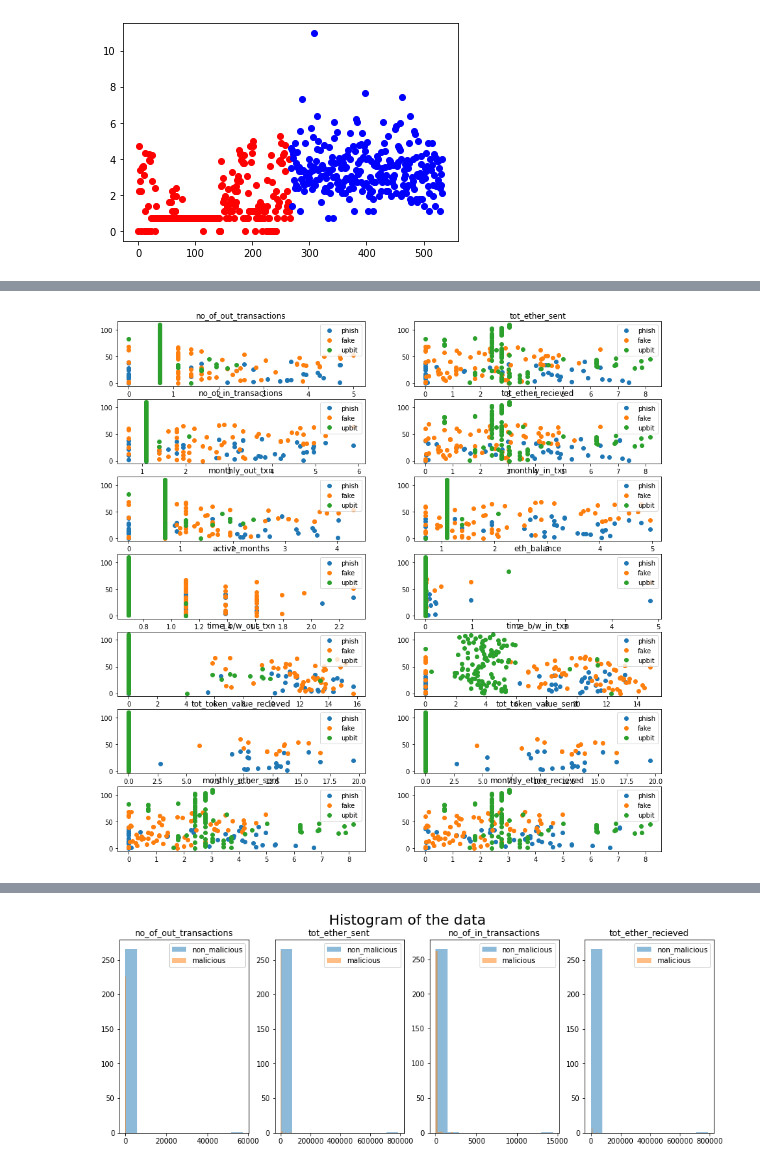
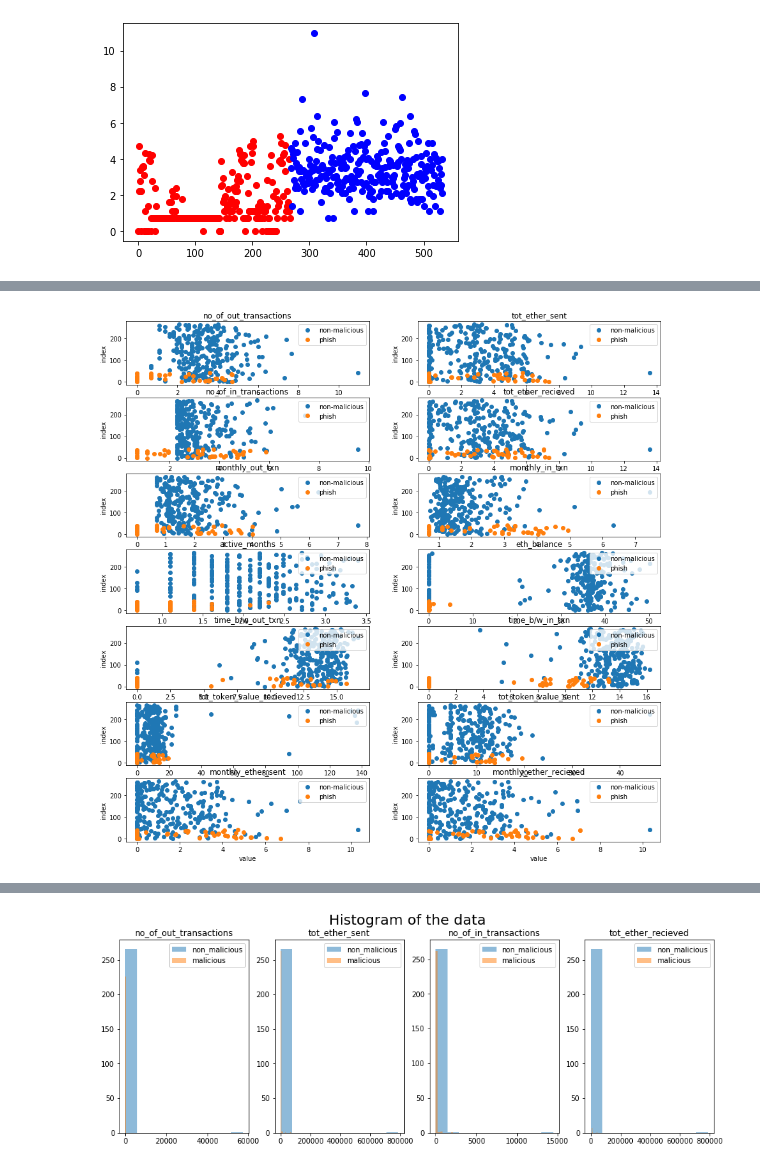
Before and after one commit to m-shilpa/ethereum-data-analysis, a Jupyter notebook: Malicious_Address_Prediction/data_analytics_malicious_categories.ipynb, the cells around one changed output, grey strips where cells are left out. Saved outputs shown, nothing was run; the diff lists cells and outputs as text; code cells hidden in the pictures.

```diff
--- a/Malicious_Address_Prediction/data_analytics_malicious_categories.ipynb
+++ b/Malicious_Address_Prediction/data_analytics_malicious_categories.ipynb
@@ -12,7 +10,7 @@ Drive already mounted at /content/gdrive; to attempt to forcibly remount, call d
 # %% [markdown]
 **column 'label' has values 1 - malicious , 0 - non-malicious**
 # %%
-df = pd.read_csv('/content/gdrive/My Drive/project_data/malicious_prediction_data1.csv')
+df = pd.read_csv('./malicious_prediction_data1.csv')
 # %%
 df = df[['address','comment','no_of_out_transactions', 'tot_ether_sent','no_of_in_transactions', 'tot_ether_recieved', 'monthly_out_txn',
                 'monthly_in_txn', 'active_months', 'eth_balance', 'time_b/w_out_txn','time_b/w_in_txn', 'tot_token_value_recieved',
@@ -120,0 +163,20 @@ plt.plot(np.log1p(non_m['no_of_out_transactions']),'o',color='blue',label='non-m
+# %%
+# plot for addresses belonging to non-malicious, phishing.Plotted for the raw data without taking log
+
+attributes  = ['no_of_out_transactions', 'tot_ether_sent','no_of_in_transactions', 'tot_ether_recieved', 'monthly_out_txn',
+                'monthly_in_txn', 'active_months', 'eth_balance', 'time_b/w_out_txn','time_b/w_in_txn', 'tot_token_value_recieved',
+                'tot_token_value_sent','monthly_ether_sent', 'monthly_ether_recieved']
+fig, axs = plt.subplots(7,2,figsize=(15,40))
+k=0
+for i in range(7):
+  for j in range(2):
+    axs[i,j].plot(non_m[attributes[k]],list(range(len(non_m))),'o',label='non-malicious')
+    axs[i,j].plot(phish[attributes[k]],list(range(len(phish))),'o',label='phish')
+    # axs[i,j].plot(np.log1p(fake[attributes[k]]),list(range(len(fake))),'o',label='fake')
+    # axs[i,j].plot(np.log1p(upbit[attributes[k]]),list(range(len(upbit))),'o',label='upbit')
+
+    axs[i,j].legend(loc='upper right')
+    axs[i,j].set_title(attributes[k])
+    axs[i,j].set_xlabel('value')
+    axs[i,j].set_ylabel('index')
+    k+=1
@@ -121,18 +185,22 @@ plt.plot(np.log1p(non_m['no_of_out_transactions']),'o',color='blue',label='non-m
 # %%
+# plot for addresses belonging to non-malicious, phishing. Log of data is taken
+
 attributes  = ['no_of_out_transactions', 'tot_ether_sent','no_of_in_transactions', 'tot_ether_recieved', 'monthly_out_txn',
                 'monthly_in_txn', 'active_months', 'eth_balance', 'time_b/w_out_txn','time_b/w_in_txn', 'tot_token_value_recieved',
                 'tot_token_value_sent','monthly_ether_sent', 'monthly_ether_recieved']
 fig, axs = plt.subplots(7,2,figsize=(15,15))
 k=0
 for i in range(7):
   for j in range(2):
-    # axs[i,j].plot(np.log1p(non_m[attributes[k]]),list(range(len(non_m))),'o',label='non-malicious')
+    axs[i,j].plot(np.log1p(non_m[attributes[k]]),list(range(len(non_m))),'o',label='non-malicious')
     axs[i,j].plot(np.log1p(phish[attributes[k]]),list(range(len(phish))),'o',label='phish')
-    axs[i,j].plot(np.log1p(fake[attributes[k]]),list(range(len(fake))),'o',label='fake')
-    axs[i,j].plot(np.log1p(upbit[attributes[k]]),list(range(len(upbit))),'o',label='upbit')
+    # axs[i,j].plot(np.log1p(fake[attributes[k]]),list(range(len(fake))),'o',label='fake')
+    # axs[i,j].plot(np.log1p(upbit[attributes[k]]),list(range(len(upbit))),'o',label='upbit')
 
     axs[i,j].legend(loc='upper right')
     axs[i,j].set_title(attributes[k])
+    axs[i,j].set_xlabel('value')
+    axs[i,j].set_ylabel('index')
     k+=1
 # %% [output]
-[figure, old version]
+[figure, new version]
```
Also changed, not shown: parts of 30 cells of this notebook.
